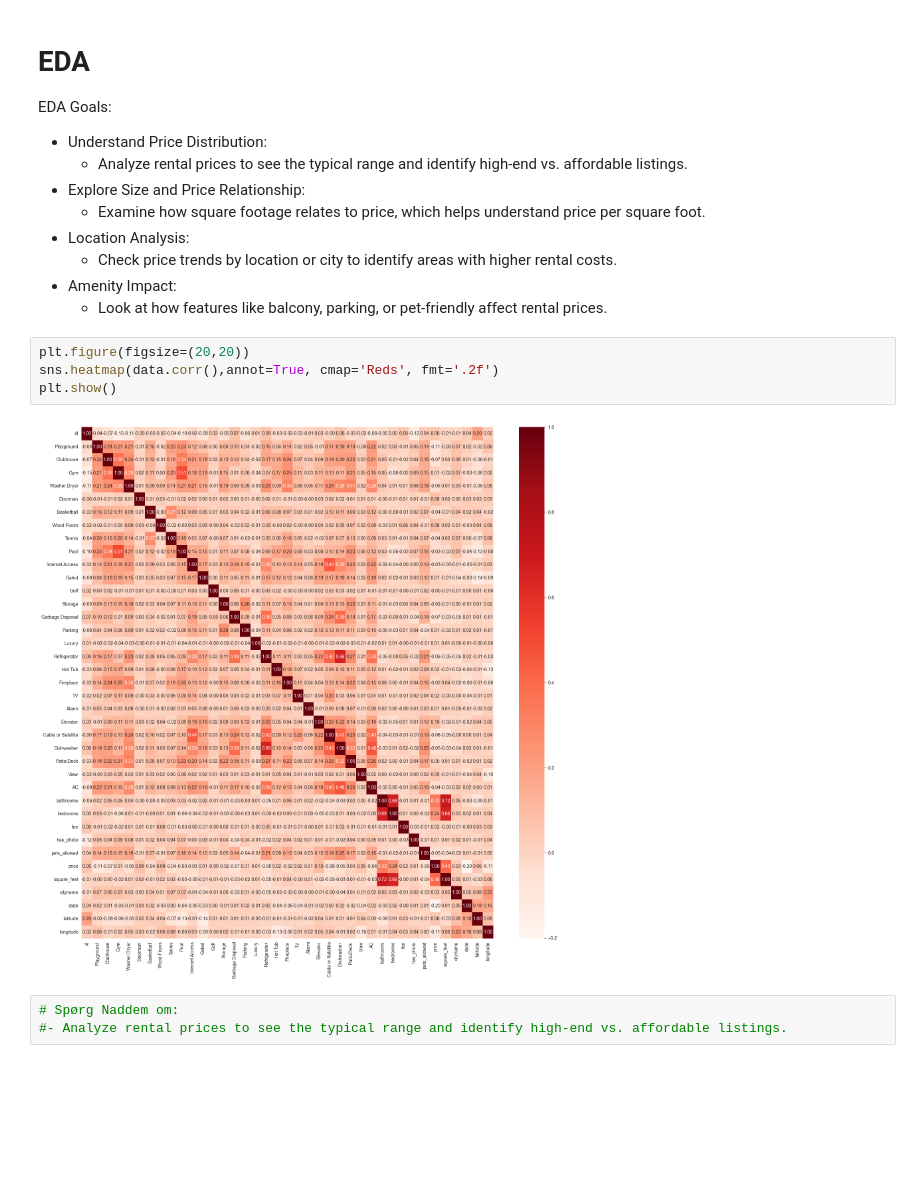
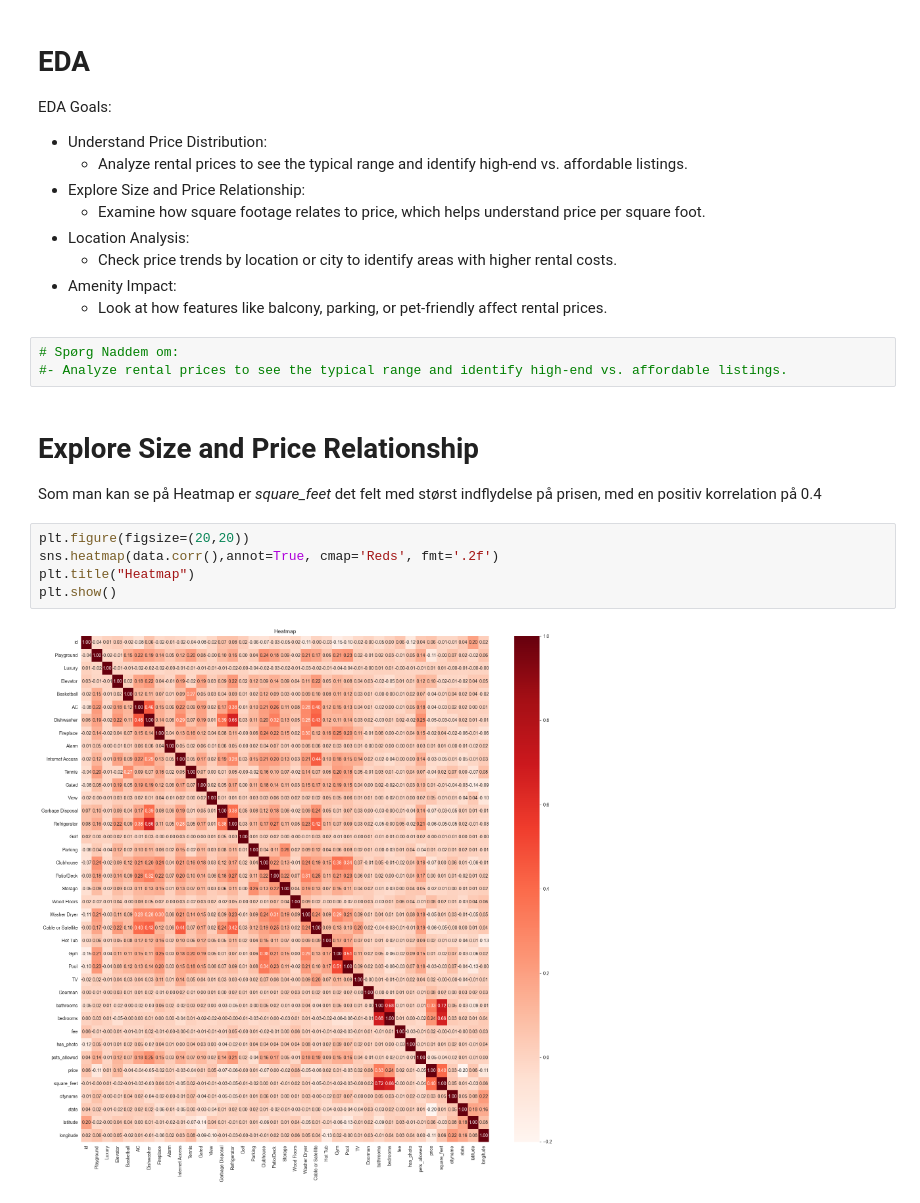
Before and after one commit to Mathias1997/Projekt-Rentprice, a Jupyter notebook: rent_price_exam.ipynb, the cells around one changed output. Saved outputs shown, nothing was run; the diff lists cells and outputs as text; blank space fills up the shorter version.

```diff
--- a/rent_price_exam.ipynb
+++ b/rent_price_exam.ipynb
@@ -521,13 +521,17 @@ EDA Goals:
 	- Check price trends by location or city to identify areas with higher rental costs.
 - Amenity Impact:
 	- Look at how features like balcony, parking, or pet-friendly affect rental prices.
-# %%
-plt.figure(figsize=(20,20))
-sns.heatmap(data.corr(),annot=True, cmap='Reds', fmt='.2f')
-plt.show()
-# %% [output]
-[figure, removed]
 # %%
 # Spørg Naddem om:
 #- Analyze rental prices to see the typical range and identify high-end vs. affordable listings.
+# %% [markdown]
+# Explore Size and Price Relationship
+Som man kan se på Heatmap er *square_feet* det felt med størst indflydelse på prisen, med en positiv korrelation på 0.4
+# %%
+plt.figure(figsize=(20,20))
+sns.heatmap(data.corr(),annot=True, cmap='Reds', fmt='.2f')
+plt.title("Heatmap")
+plt.show()
+# %% [output]
+[figure, added]
 # %%
```
Also changed, not shown: parts of 18 cells of this notebook.
